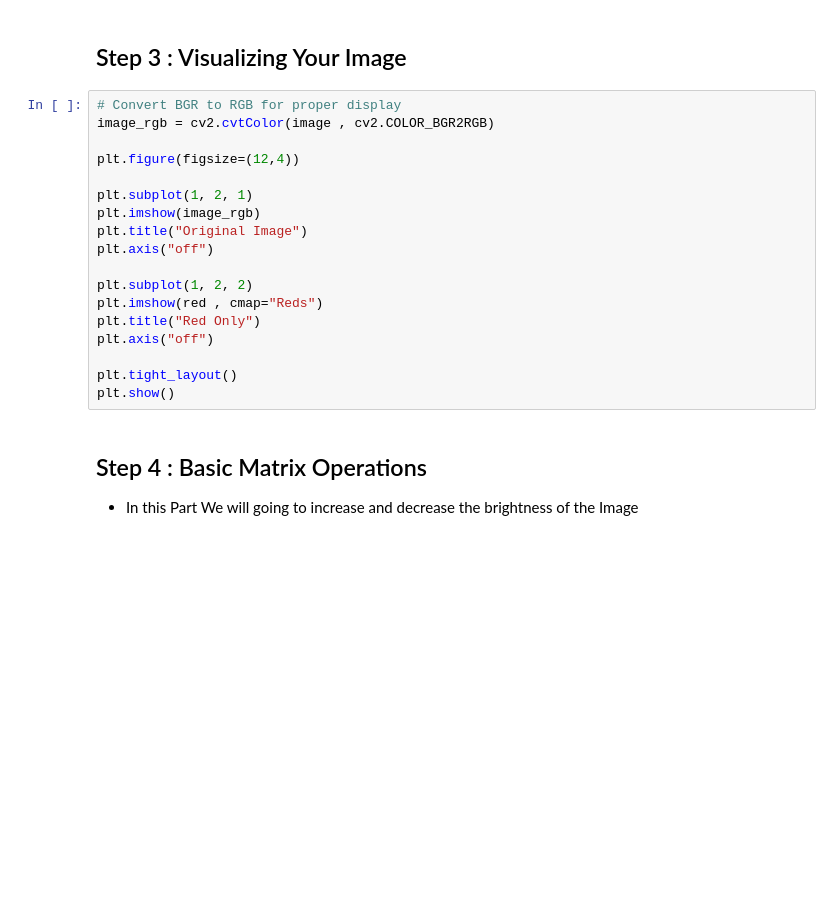
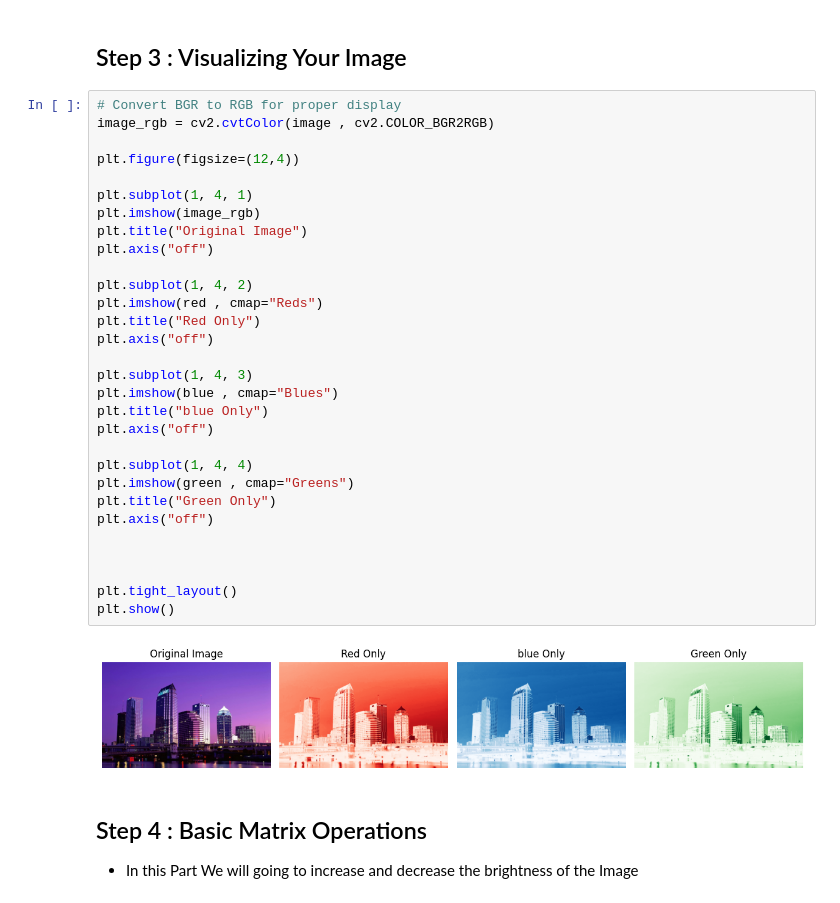
Before and after one commit to Tirth9978/Concept-of-OpenCV-, a Jupyter notebook: 01 ) Fundamental Concept.ipynb, the cells around one changed output. Drawn from its saved outputs; the diff is of its cells as text; blank space fills up the shorter version.

```diff
--- a/01 ) Fundamental Concept.ipynb
+++ b/01 ) Fundamental Concept.ipynb
@@ -39,21 +61,35 @@ print("red Shape : " , red.shape)
 # %%
 # Convert BGR to RGB for proper display
 image_rgb = cv2.cvtColor(image , cv2.COLOR_BGR2RGB)
 
 plt.figure(figsize=(12,4))
 
-plt.subplot(1, 2, 1)
+plt.subplot(1, 4, 1)
 plt.imshow(image_rgb)
 plt.title("Original Image")
 plt.axis("off")
 
-plt.subplot(1, 2, 2)
+plt.subplot(1, 4, 2)
 plt.imshow(red , cmap="Reds")
 plt.title("Red Only")
 plt.axis("off")
 
+plt.subplot(1, 4, 3)
+plt.imshow(blue , cmap="Blues")
+plt.title("blue Only")
+plt.axis("off")
+
+plt.subplot(1, 4, 4)
+plt.imshow(green , cmap="Greens")
+plt.title("Green Only")
+plt.axis("off")
+
+
+
 plt.tight_layout()
 plt.show()
+# %% [output]
+[figure, added]
 # %% [markdown]
 ## Step 4 : Basic Matrix Operations
 - In this Part We will going to increase and decrease the brightness of the Image
```
Also changed, not shown: parts of 4 cells of this notebook.
